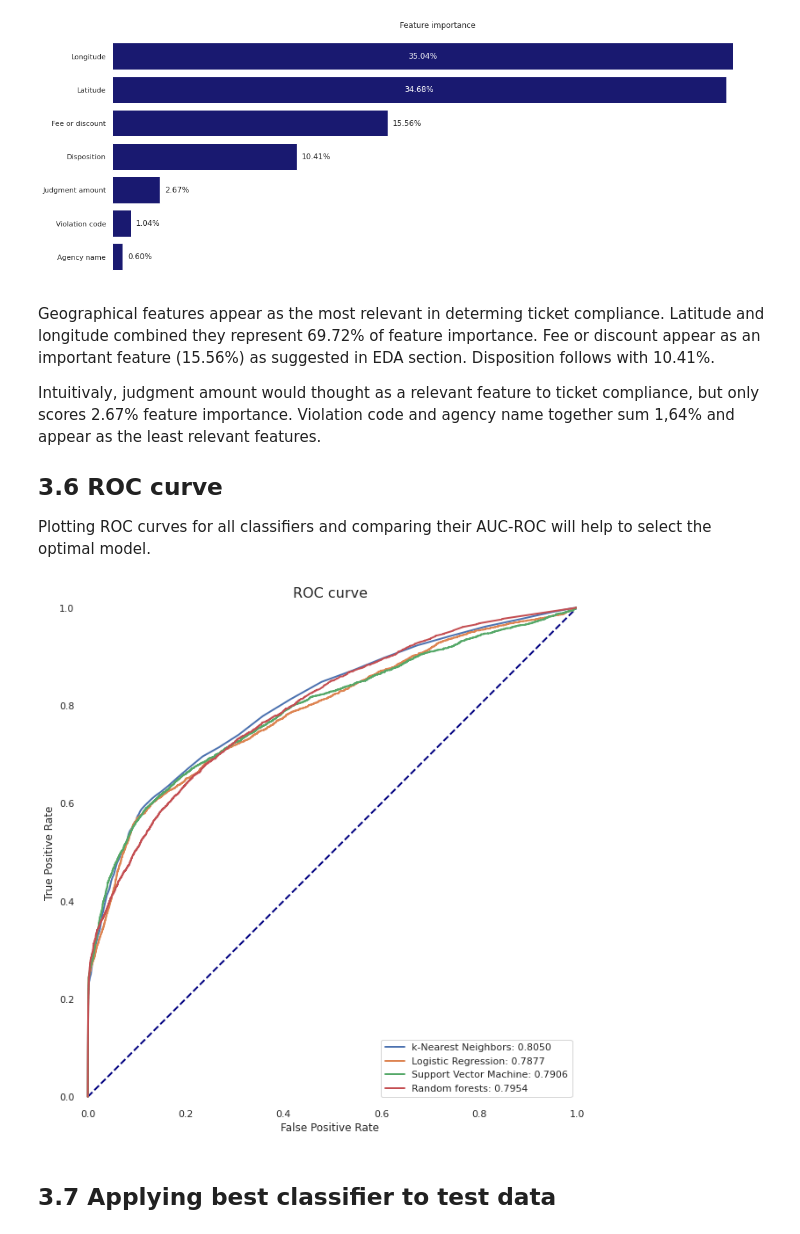
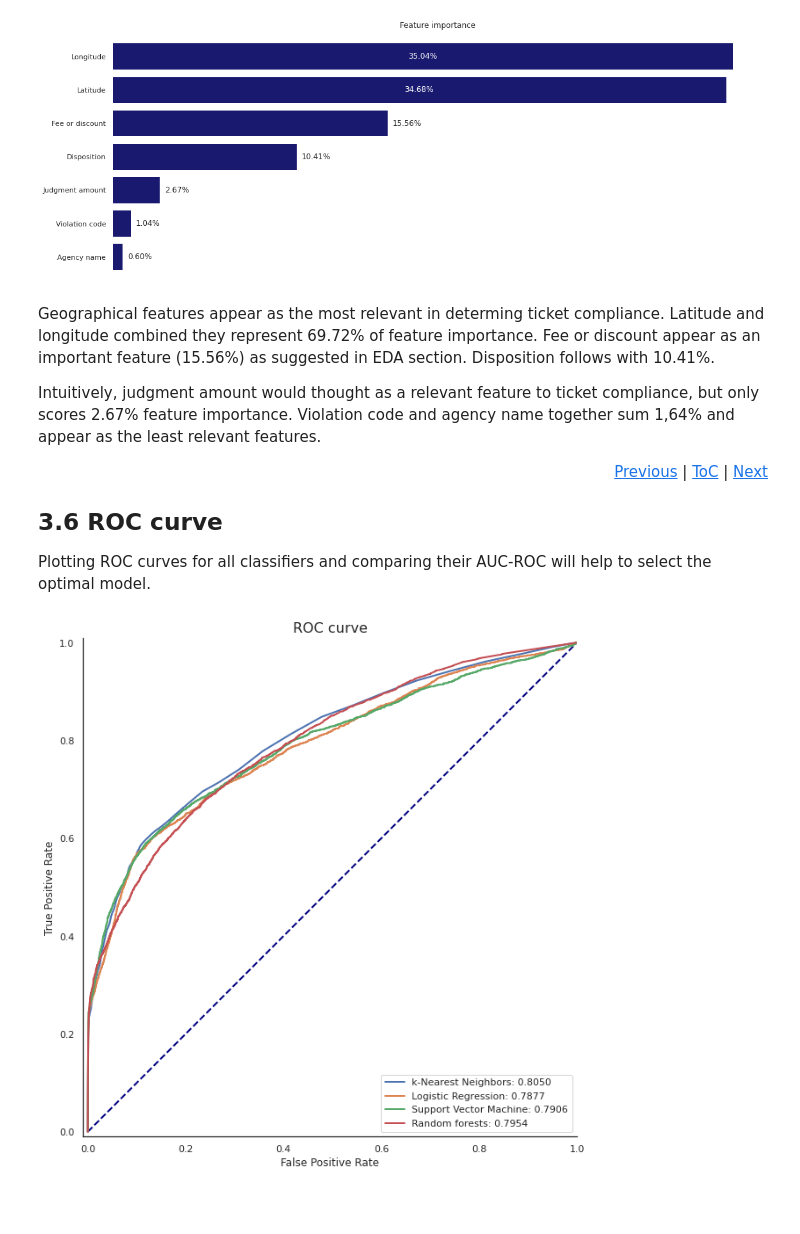
Before and after one commit to BPRateiro/Data-Science, a Jupyter notebook: detroit-blight-ticket-compliance.ipynb, the cells around one changed output. Drawn from its saved outputs; the diff is of its cells as text; code cells hidden in the pictures; blank space fills up the shorter version.

Commit message:
Kaggle Notebook | Detroit Blight Ticket Compliance | Version 13

```diff
--- a/detroit-blight-ticket-compliance.ipynb
+++ b/detroit-blight-ticket-compliance.ipynb
@@ -1296,36 +1290,33 @@ plt.tight_layout()
 # %% [markdown]
 Geographical features appear as the most relevant in determing ticket compliance. Latitude and longitude combined they represent 69.72% of feature importance. Fee or discount appear as an important feature (15.56%) as suggested in EDA section. Disposition follows with 10.41%.
 
-Intuitivaly, judgment amount would thought as a relevant feature to ticket compliance, but only scores 2.67% feature importance. Violation code and agency name together sum 1,64% and appear as the least relevant features.
+Intuitively, judgment amount would thought as a relevant feature to ticket compliance, but only scores 2.67% feature importance. Violation code and agency name together sum 1,64% and appear as the least relevant features.
 
-<a id="3."></a>
+<a id="3.6"></a> <p style="text-align: right"> [Previous](#3.5) | [ToC](#ToC) | [Next](#3.7) </p>
 ## 3.6 ROC curve
 
 Plotting ROC curves for all classifiers and comparing their AUC-ROC will help to select the optimal model.
 # %%
 # Setting plot figure
 fig = plt.figure(figsize = (9,9))
 plt.xlim([-0.01, 1.00])
 plt.ylim([-0.01, 1.01])
 plt.xlabel('False Positive Rate')
 plt.ylabel('True Positive Rate')
 plt.title('ROC curve', fontsize=16)
 
 # Reference line
 plt.plot([0, 1], [0, 1], color='navy', lw=2, linestyle='--');
 
 # ROC curve for each model in classifiers
 for classifier, attributes in classifiers.items():
     plt.plot(attributes[0], attributes[1], lw=2,
              label=f'{classifier}: {attributes[2]:0.4f}')
 
 # Finishing
 plt.gca().set_aspect('equal')
 plt.legend(loc="lower right", fontsize=11)
-sns.despine(left = True, bottom = True)
+sns.despine()
 plt.tight_layout()
 # %% [output]
-[figure, old version]
+[figure, new version]
-# %% [markdown]
-<a id="3.7"></a>
-## 3.7 Applying best classifier to test data
```
Also changed, not shown: parts of 30 cells of this notebook.
